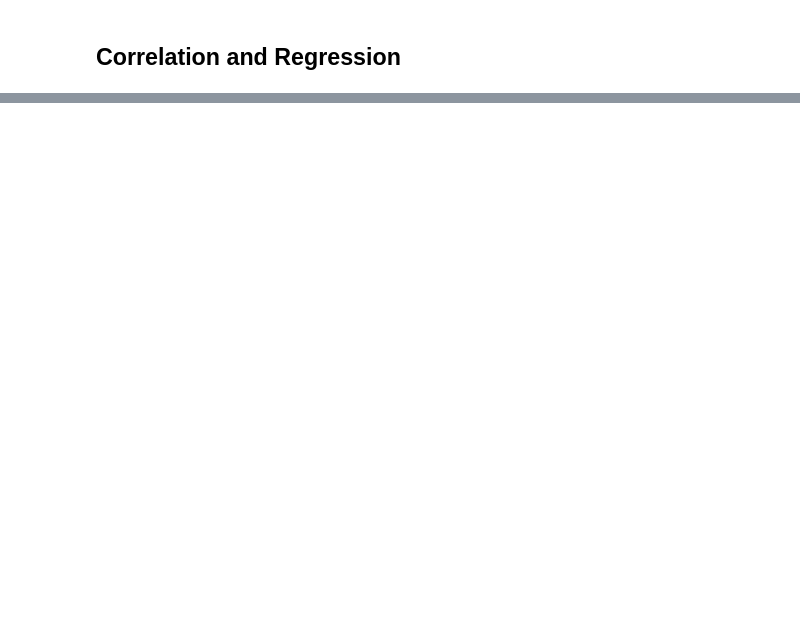
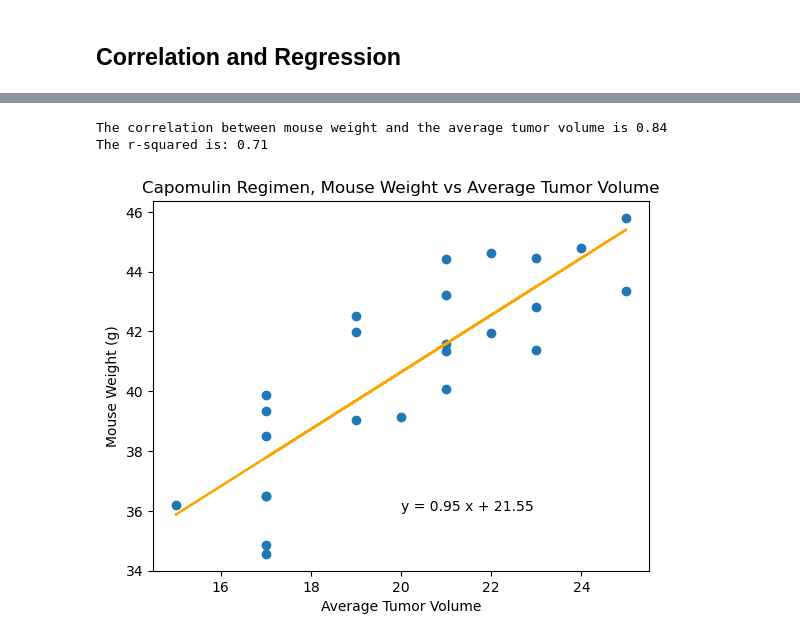
Before and after one commit to matthewjgarcia/Data_Visualization, a Jupyter notebook: pymaceuticals_starter.ipynb, the cells around one changed output, grey strips where cells are left out. Drawn from its saved outputs; the diff is of its cells as text; code cells hidden in the pictures; blank space fills up the shorter version.

```diff
--- a/pymaceuticals_starter.ipynb
+++ b/pymaceuticals_starter.ipynb
@@ -299,0 +301,20 @@ The correlation between mouse weight and the average tumor volume is 0.84
+# %%
+# Calculate the correlation coefficient and a linear regression model
+# for mouse weight and average observed tumor volume for the entire Capomulin regimen
+corr = st.pearsonr(avg_mouse_weight['Weight (g)'],avg_mouse_weight['Tumor Volume (mm3)'])
+print(f"The correlation between mouse weight and the average tumor volume is {round(corr[0],2)}")
+(slope, intercept,rvalue, pvalue, stderr)= st.linregress(avg_mouse_weight["Weight (g)"],avg_mouse_weight["Tumor Volume (mm3)"])
+regress_values=avg_mouse_weight["Weight (g)"]* slope + intercept
+line_eq= f"y = {round(slope, 2)} x + {round(intercept, 2)}"
+print(f"The r-squared is: {round(rvalue**2, 2)}")
+plt.scatter(avg_mouse_weight["Weight (g)"],avg_mouse_weight["Tumor Volume (mm3)"])
+plt.plot(avg_mouse_weight["Weight (g)"], regress_values, color='orange')
+plt.annotate(line_eq,(20,36), fontsize=10)
+plt.xlabel("Average Tumor Volume")
+plt.ylabel("Mouse Weight (g)")
+plt.title("Capomulin Regimen, Mouse Weight vs Average Tumor Volume")
+plt.show()
+# %% [output]
+The correlation between mouse weight and the average tumor volume is 0.84
+The r-squared is: 0.71
+[figure, added]
```
Also changed, not shown: parts of 6 cells of this notebook, 1 other file.
